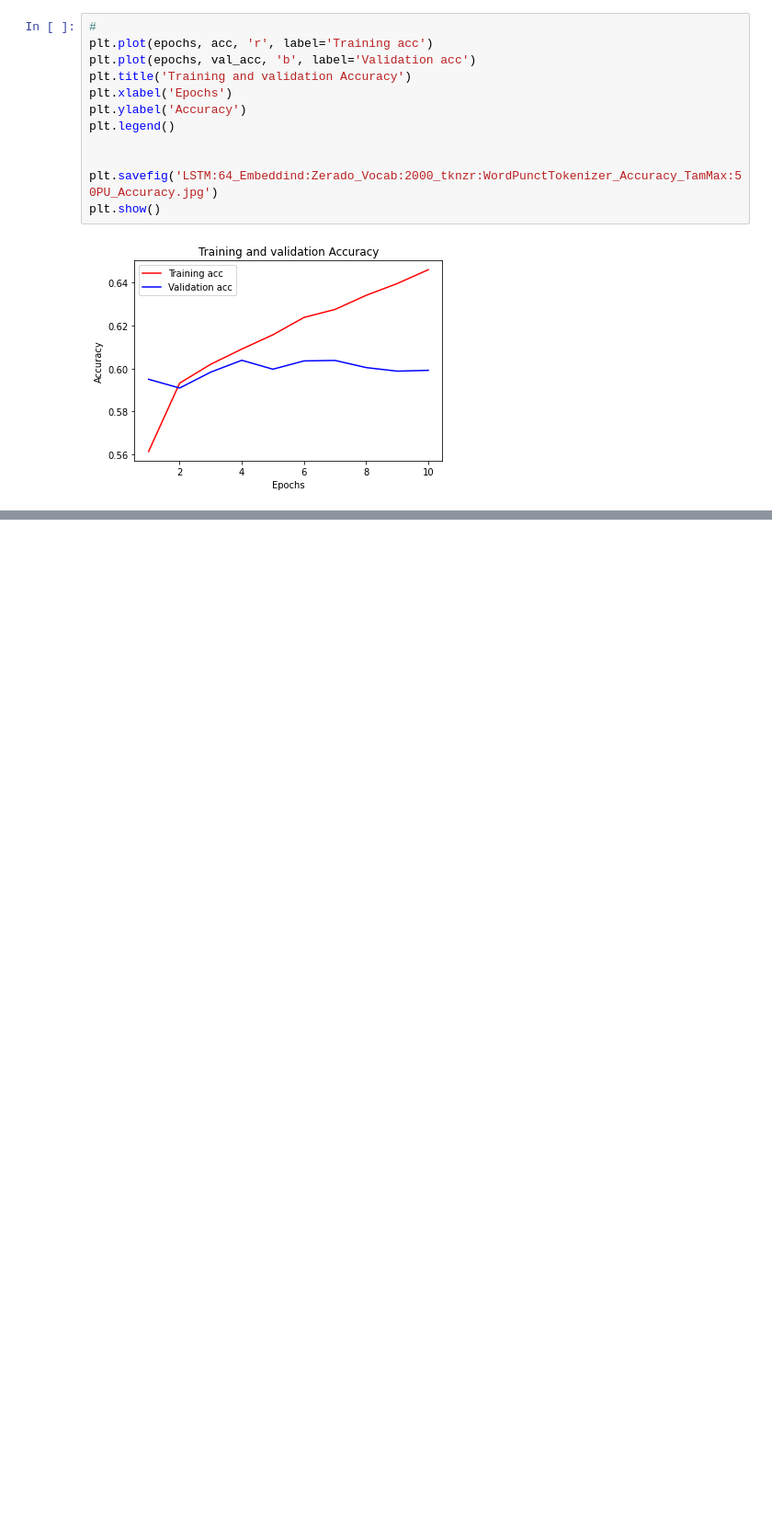
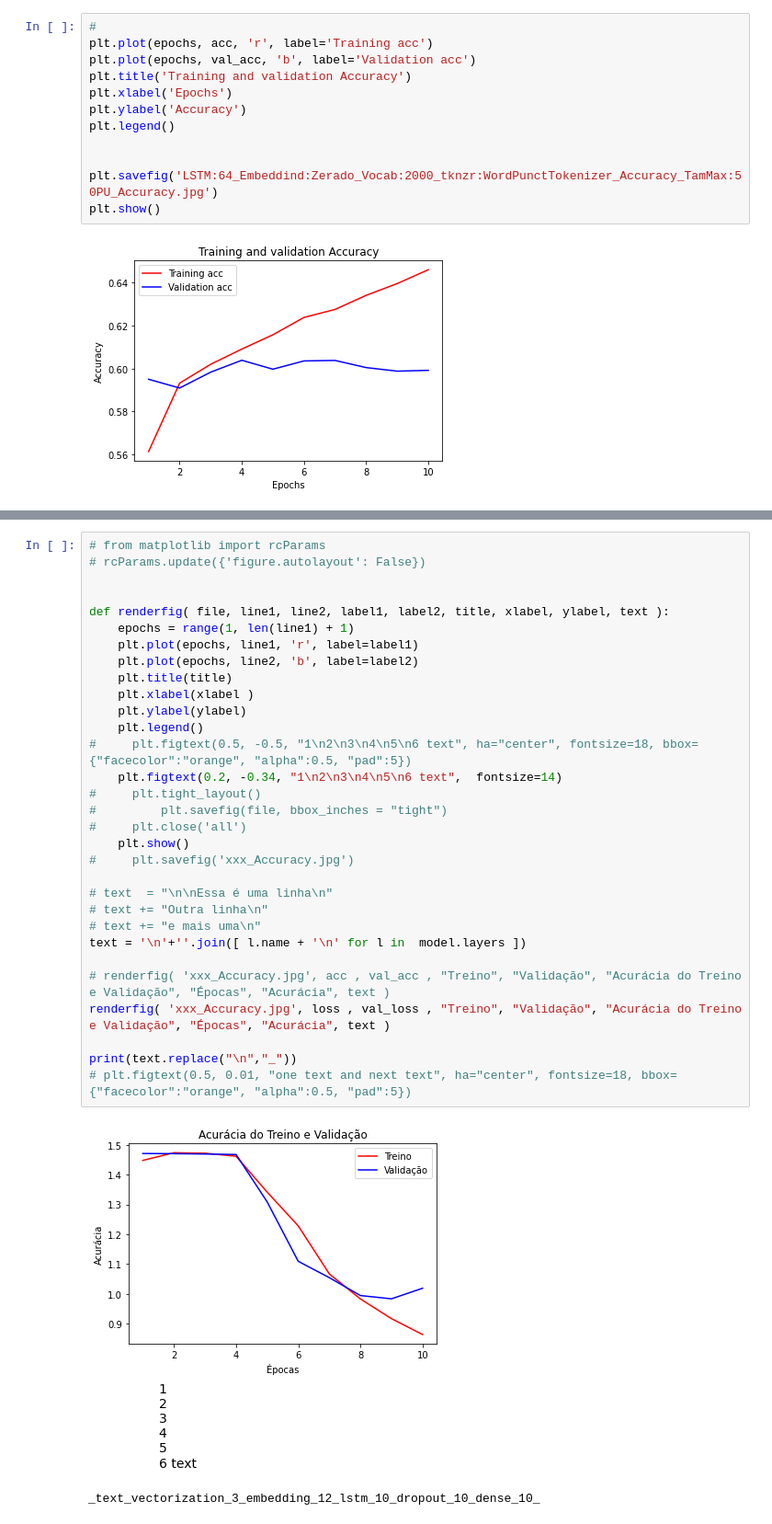
Before and after one commit to wseidel/NLPortugues, a Jupyter notebook: ep2/notebooks/Analise_EP2-TextVectorization_NLTK_Tokenizer.ipynb, the cells around one changed output, grey strips where cells are left out. Shown: that part at 92% size. Drawn from its saved outputs; the diff is of its cells as text; blank space fills up the shorter version.

```diff
--- a/ep2/notebooks/Analise_EP2-TextVectorization_NLTK_Tokenizer.ipynb
+++ b/ep2/notebooks/Analise_EP2-TextVectorization_NLTK_Tokenizer.ipynb
@@ -651,0 +649,34 @@ plt.show()
+# %%
+# from matplotlib import rcParams
+# rcParams.update({'figure.autolayout': False})
+
+
+def renderfig( file, line1, line2, label1, label2, title, xlabel, ylabel, text ):
+    epochs = range(1, len(line1) + 1)
+    plt.plot(epochs, line1, 'r', label=label1)
+    plt.plot(epochs, line2, 'b', label=label2)
+    plt.title(title)
+    plt.xlabel(xlabel )
+    plt.ylabel(ylabel)
+    plt.legend()
+#     plt.figtext(0.5, -0.5, "1\n2\n3\n4\n5\n6 text", ha="center", fontsize=18, bbox={"facecolor":"orange", "alpha":0.5, "pad":5})
+    plt.figtext(0.2, -0.34, "1\n2\n3\n4\n5\n6 text",  fontsize=14)
+#     plt.tight_layout()
+#         plt.savefig(file, bbox_inches = "tight")
+#     plt.close('all')
+    plt.show()
+#     plt.savefig('xxx_Accuracy.jpg')
+
+# text  = "\n\nEssa é uma linha\n"
+# text += "Outra linha\n"
+# text += "e mais uma\n"
+text = '\n'+''.join([ l.name + '\n' for l in  model.layers ])
+
+# renderfig( 'xxx_Accuracy.jpg', acc , val_acc , "Treino", "Validação", "Acurácia do Treino e Validação", "Épocas", "Acurácia", text )
+renderfig( 'xxx_Accuracy.jpg', loss , val_loss , "Treino", "Validação", "Acurácia do Treino e Validação", "Épocas", "Acurácia", text )
+
+print(text.replace("\n","_"))
+# plt.figtext(0.5, 0.01, "one text and next text", ha="center", fontsize=18, bbox={"facecolor":"orange", "alpha":0.5, "pad":5})
+# %% [output]
+[figure, added]
+_text_vectorization_3_embedding_12_lstm_10_dropout_10_dense_10_
```
Also changed, not shown: parts of 10 cells of this notebook, 25 other files.
